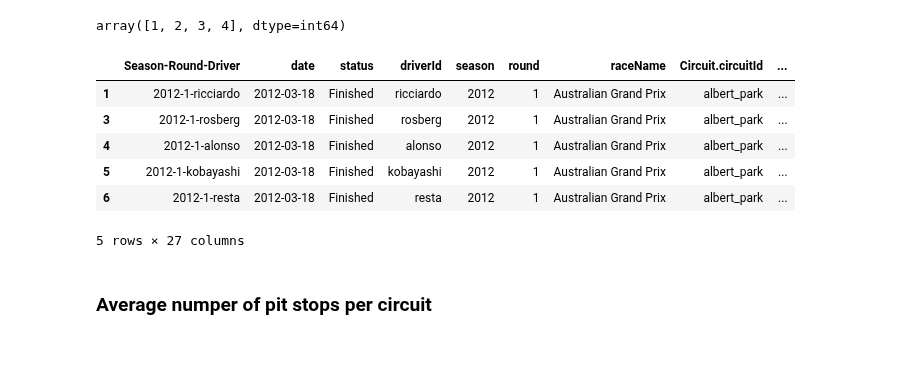
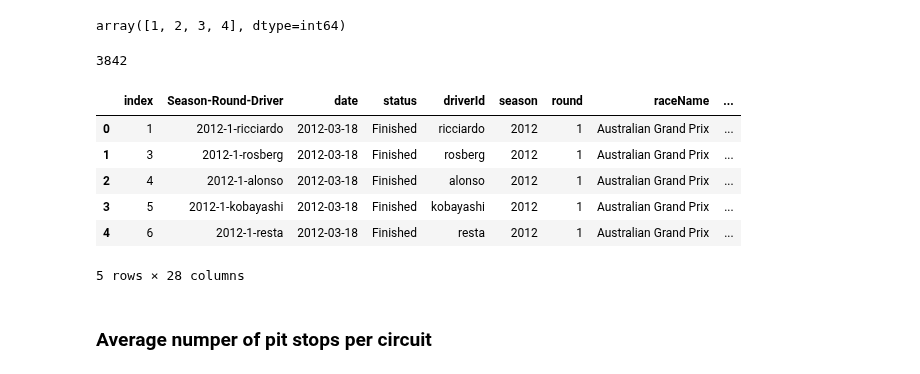
Before and after one commit to GabyCisnerosV/F1_NoName, a Jupyter notebook: Predicting_pitstops.ipynb, the cells around one changed output. Saved outputs shown, nothing was run; the diff lists cells and outputs as text; code cells hidden in the pictures.

```diff
--- a/Predicting_pitstops.ipynb
+++ b/Predicting_pitstops.ipynb
@@ -43,3 +34,8 @@ PitsDF.tail(5)
+# %%
+#Transforming pits duration into seconds:
+PitsDF[['durationSEC','nothing']]=PitsDF['duration'].str.split(":", expand=True)
+PitsDF['duration_in_sec']=PitsDF['durationSEC'].astype(float)
+PitsDF=PitsDF.drop(columns=['durationSEC','nothing'])
 # %%
 #Creating Season-Round feature:
 ResultsDF["Season-Round-Driver"]=ResultsDF["season"].astype(str)+"-"+ResultsDF["round"].astype(str)+"-"+ResultsDF["Driver.driverId"].astype(str)
@@ -54,10 +50,10 @@ PitsExtraDF["stop"].unique()
 array([1, 2, 3, 4], dtype=int64)
 # %%
 #Dividing the main df into separate ones taking into account the number of stops, to then unify them:
-Pits1ExtraDF = PitsExtraDF[PitsExtraDF["stop"]==1].rename(columns={'lap': 'Pit1_lap',"time":"Pit1_time","duration":"Pit1_duration"})
-Pits2ExtraDF = PitsExtraDF[PitsExtraDF["stop"]==2].rename(columns={'lap': 'Pit2_lap',"time":"Pit2_time","duration":"Pit2_duration"})
-Pits3ExtraDF = PitsExtraDF[PitsExtraDF["stop"]==3].rename(columns={'lap': 'Pit3_lap',"time":"Pit3_time","duration":"Pit3_duration"})
-Pits4ExtraDF = PitsExtraDF[PitsExtraDF["stop"]==4].rename(columns={'lap': 'Pit4_lap',"time":"Pit4_time","duration":"Pit4_duration"})
+Pits1ExtraDF = PitsExtraDF[PitsExtraDF["stop"]==1].rename(columns={'lap': 'Pit1_lap',"time":"Pit1_time","duration_in_sec":"Pit1_duration"})
+Pits2ExtraDF = PitsExtraDF[PitsExtraDF["stop"]==2].rename(columns={'lap': 'Pit2_lap',"time":"Pit2_time","duration_in_sec":"Pit2_duration"})
+Pits3ExtraDF = PitsExtraDF[PitsExtraDF["stop"]==3].rename(columns={'lap': 'Pit3_lap',"time":"Pit3_time","duration_in_sec":"Pit3_duration"})
+Pits4ExtraDF = PitsExtraDF[PitsExtraDF["stop"]==4].rename(columns={'lap': 'Pit4_lap',"time":"Pit4_time","duration_in_sec":"Pit4_duration"})
 
 PitsUnified=Pits1ExtraDF[['Season-Round-Driver', 'date', 'status', 'driverId', 'season','round', 'raceName', 'Circuit.circuitId', 'Circuit.circuitName',
        'Circuit.Location.country','Constructor.constructorId', 'Constructor.name', 'laps',
@@ -70,6 +66,10 @@ PitsUnified=PitsUnified.merge(Pits4ExtraDF[["Season-Round-Driver",'Pit4_lap', 'P
 
 #Replacing na values of pits columns with 0
 PitsUnified=PitsUnified.fillna(0)
+
+len(PitsUnified) #counting the number of rows
+# %% [output]
+3842
 # %%
 #Adding the total number of pits per driver and per race
 conditions = [
@@ -85,20 +85,20 @@ PitsUnified['Num_Pits'] = np.select(conditions, values)
 # %%
 #Creating the feature of laps per pitstop. This tells us how many laps in average you can do between pit stops
 PitsUnified["LapsbetweenPitstops"]=PitsUnified["laps"]/PitsUnified['Num_Pits']
 
 #Pits of drivers that ended the races:
-PitsUnified_Finished=PitsUnified[PitsUnified["status"]=="Finished"]
+PitsUnified_Finished=PitsUnified[PitsUnified["status"]=="Finished"].reset_index()
 
 #Now we have one row per race and driver, only of the drivers who finished the race
 PitsUnified_Finished.head(5)
 # %% [output]
-|  | Season-Round-Driver | date | status | driverId | season | round | raceName | Circuit.circuitId | ... |
-| 1 | 2012-1-ricciardo | 2012-03-18 | Finished | ricciardo | 2012 | 1 | Australian Grand Prix | albert_park | ... |
-| 3 | 2012-1-rosberg | 2012-03-18 | Finished | rosberg | 2012 | 1 | Australian Grand Prix | albert_park | ... |
-| 4 | 2012-1-alonso | 2012-03-18 | Finished | alonso | 2012 | 1 | Australian Grand Prix | albert_park | ... |
-| 5 | 2012-1-kobayashi | 2012-03-18 | Finished | kobayashi | 2012 | 1 | Australian Grand Prix | albert_park | ... |
-| 6 | 2012-1-resta | 2012-03-18 | Finished | resta | 2012 | 1 | Australian Grand Prix | albert_park | ... |
+|  | index | Season-Round-Driver | date | status | driverId | season | round | raceName | ... |
+| 0 | 1 | 2012-1-ricciardo | 2012-03-18 | Finished | ricciardo | 2012 | 1 | Australian Grand Prix | ... |
+| 1 | 3 | 2012-1-rosberg | 2012-03-18 | Finished | rosberg | 2012 | 1 | Australian Grand Prix | ... |
+| 2 | 4 | 2012-1-alonso | 2012-03-18 | Finished | alonso | 2012 | 1 | Australian Grand Prix | ... |
+| 3 | 5 | 2012-1-kobayashi | 2012-03-18 | Finished | kobayashi | 2012 | 1 | Australian Grand Prix | ... |
+| 4 | 6 | 2012-1-resta | 2012-03-18 | Finished | resta | 2012 | 1 | Australian Grand Prix | ... |
-5 rows × 27 columns
+5 rows × 28 columns
 # %% [markdown]
 ### Average numper of pit stops per circuit
 # %% [markdown]
```
Also changed, not shown: parts of 14 cells of this notebook.
